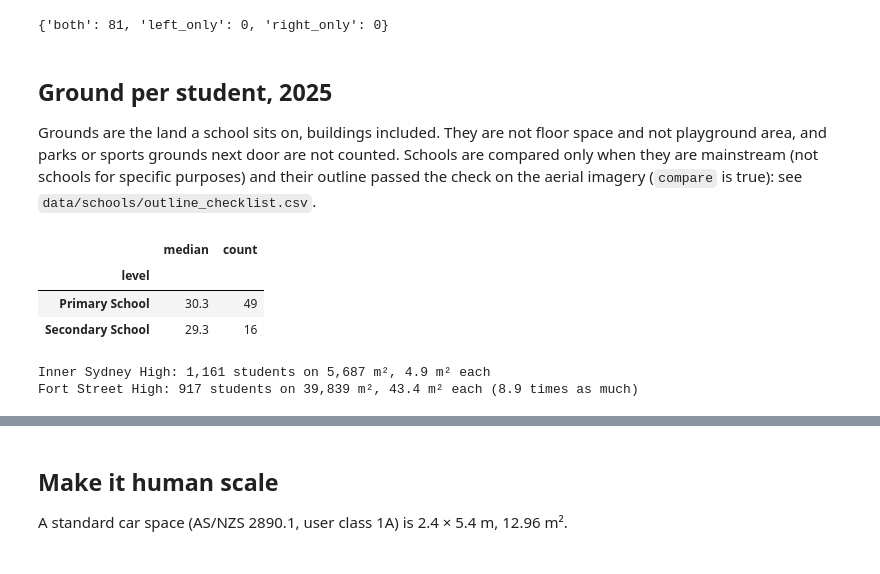
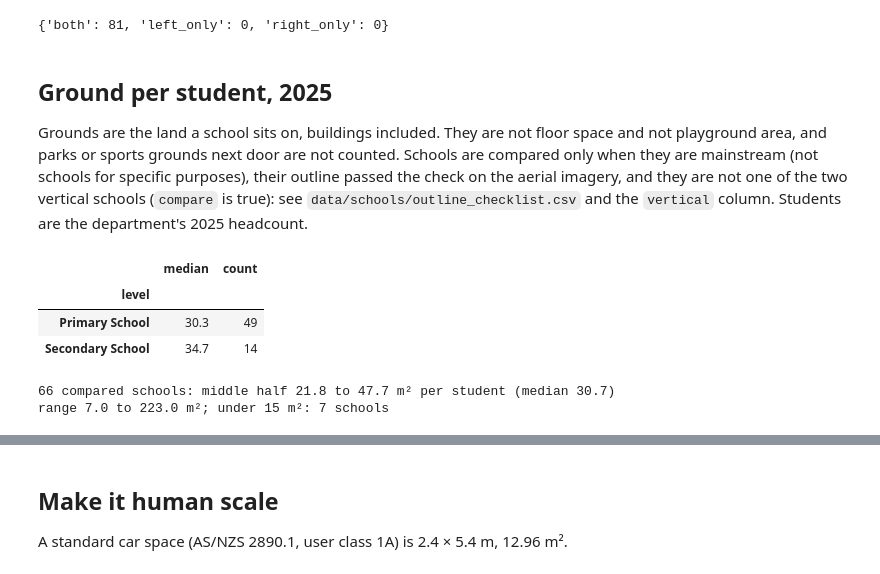
Before and after one commit to cjmuldoon/plotlay-sydney-schools, a Jupyter notebook: python/school_grounds_per_student.ipynb, the cells around one changed output, grey strips where cells are left out. Cells and saved outputs as stored; diff of their text form; code cells hidden in the pictures.

```diff
--- a/python/school_grounds_per_student.ipynb
+++ b/python/school_grounds_per_student.ipynb
@@ -92,24 +93,24 @@ long['m2_per_student'] = long.grounds_m2 / long.students
 
 Grounds are the land a school sits on, buildings included. They are not floor space and not playground area, and
 parks or sports grounds next door are not counted. Schools are compared only when they are mainstream (not schools for
-specific purposes) and their outline passed the check on the aerial imagery (`compare` is true): see
-`data/schools/outline_checklist.csv`.
+specific purposes), their outline passed the check on the aerial imagery, and they are not one of the two vertical
+schools (`compare` is true): see `data/schools/outline_checklist.csv` and the `vertical` column. Students are the
+department's 2025 headcount.
-# %%
-y25 = long[long.year == 2025].copy()
-cmp25 = y25[y25['compare']]
-med = cmp25.groupby('level').m2_per_student.agg(['median', 'count']).round(1)
-display(med.loc[['Primary School', 'Secondary School']])
-ish = y25.set_index('school_name').loc['Inner Sydney High School']
-fsh = y25.set_index('school_name').loc['Fort Street High School']
-print(f"Inner Sydney High: {ish.students:,.0f} students on {ish.grounds_m2:,.0f} m², {ish.m2_per_student:.1f} m² each")
-print(f"Fort Street High: {fsh.students:,.0f} students on {fsh.grounds_m2:,.0f} m², {fsh.m2_per_student:.1f} m² each ({fsh.m2_per_student / ish.m2_per_student:.1f} times as much)")
-# %% [output]
-|  | median | count |
-| level |  |  |
-| Primary School | 30.3 | 49 |
-| Secondary School | 29.3 | 16 |
-Inner Sydney High: 1,161 students on 5,687 m², 4.9 m² each
-Fort Street High: 917 students on 39,839 m², 43.4 m² each (8.9 times as much)
+# %%
+y25 = long[long.year == 2025].copy()
+cmp25 = y25[y25['compare']]
+med = cmp25.groupby('level').m2_per_student.agg(['median', 'count']).round(1)
+display(med.loc[['Primary School', 'Secondary School']])
+q = cmp25.m2_per_student.quantile([.25, .5, .75]).round(1)
+print(f"{len(cmp25)} compared schools: middle half {q[.25]} to {q[.75]} m² per student (median {q[.5]})")
+print(f"range {cmp25.m2_per_student.min():.1f} to {cmp25.m2_per_student.max():.1f} m²; under 15 m²: {(cmp25.m2_per_student < 15).sum()} schools")
+# %% [output]
+|  | median | count |
+| level |  |  |
+| Primary School | 30.3 | 49 |
+| Secondary School | 34.7 | 14 |
+66 compared schools: middle half 21.8 to 47.7 m² per student (median 30.7)
+range 7.0 to 223.0 m²; under 15 m²: 7 schools
 # %%
 tight = cmp25.sort_values('m2_per_student').head(15).iloc[::-1]
 fig, ax = plt.subplots(figsize=(8, 6))
```
Also changed, not shown: parts of 11 cells of this notebook, 32 other files.
